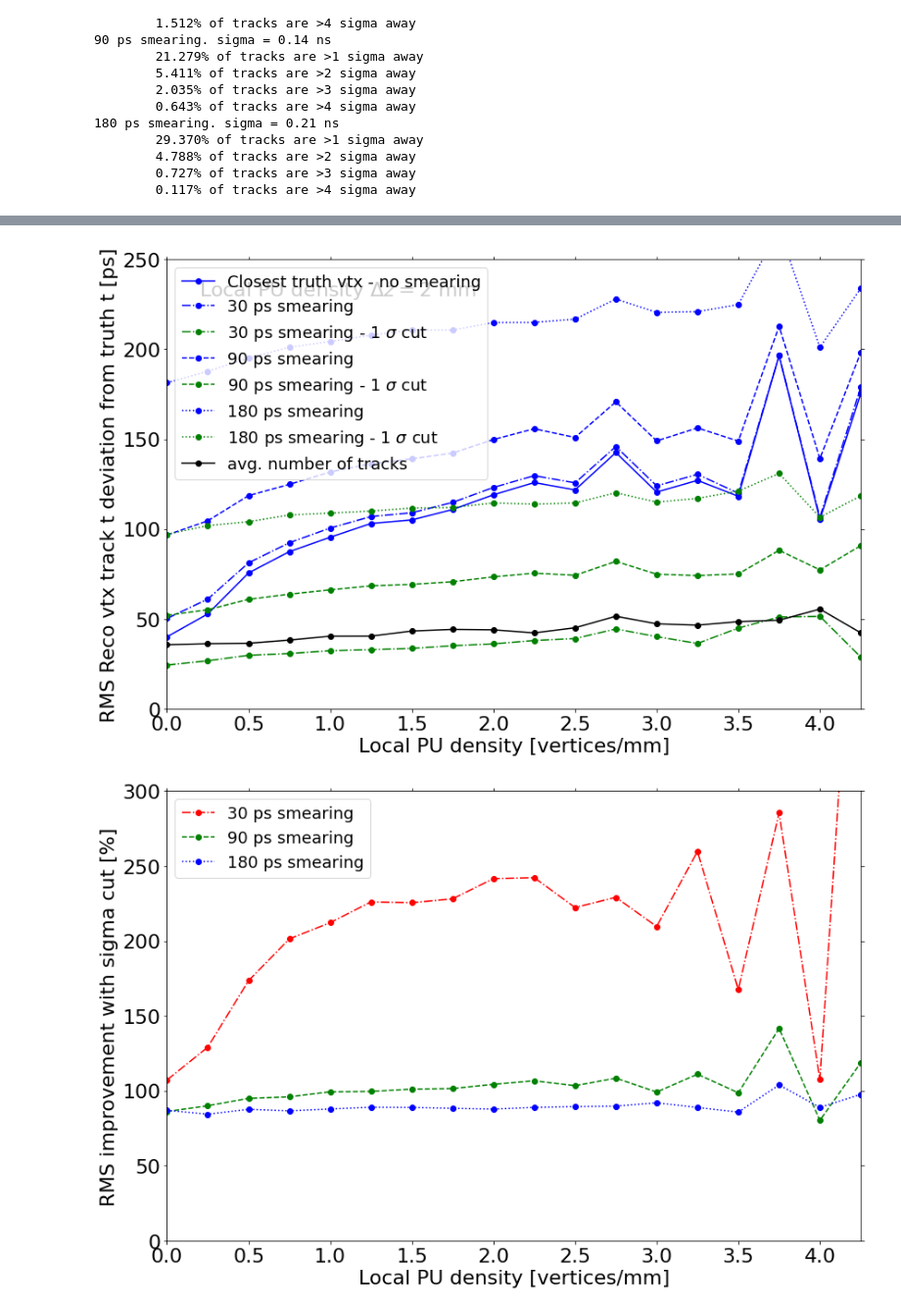
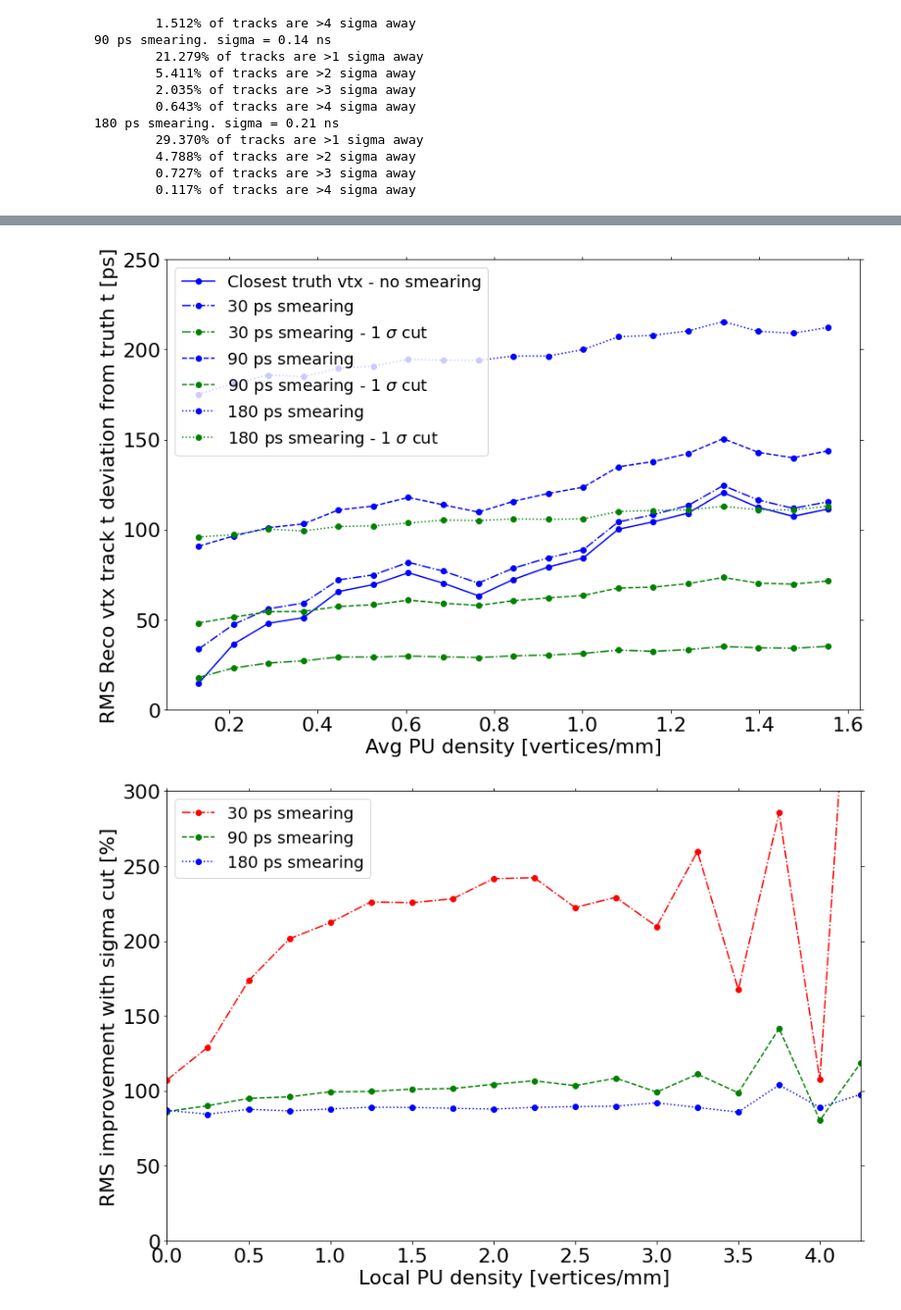
Before and after one commit to ttlindkvist/4DTracking, a Jupyter notebook: pileup.ipynb, the cells around one changed output, grey strips where cells are left out. Shown at 98% size. Saved outputs shown, nothing was run; the diff lists cells and outputs as text; code cells hidden in the pictures.

```diff
--- a/pileup.ipynb
+++ b/pileup.ipynb
@@ -19,3 +19,8 @@ def computeLocalPUDensity(all_events_vertex_zs, delta_z):
     for vertex_zs in all_events_vertex_zs:
         localPUdensity.append((np.sum(np.abs(vertex_zs[0]-vertex_zs[1:]) < delta_z))/(2*delta_z))
     return localPUdensity
+def computeAvgPUDensity(all_events_vertex_zs, mu=200, sigma_z=50):
+    avgPUdensity = []
+    for vertex_zs in all_events_vertex_zs:
+        avgPUdensity.append(mu/(sigma_z*np.sqrt(2*np.pi)) * np.exp(-0.5*vertex_zs[0]**2/sigma_z**2))
+    return avgPUdensity
@@ -61,14 +75,21 @@ for file in files:
 delta_z = 2
 truth_localPU = computeLocalPUDensity(truth_vertex_z, delta_z)
 reco_localPU = computeLocalPUDensity(reco_vertex_z,   delta_z)
+
+truth_avgPU = computeAvgPUDensity(truth_vertex_z)
+reco_avgPU = computeAvgPUDensity(reco_vertex_z)
+
 binwidth = 1/(2*delta_z)
 
-_, truth_bin_edges, _ = plt.hist(truth_localPU, bins=np.arange(np.min(truth_localPU), np.max(truth_localPU) + binwidth, binwidth), density=False, alpha=0.7, label='Truth')
-_, reco_bin_edges, _ = plt.hist(reco_localPU,  bins=np.arange(np.min(reco_localPU), np.max(reco_localPU) + binwidth, binwidth), density=False, alpha=0.7, label='Reco')
+_, truth_bin_edges, _ = plt.hist(truth_localPU, bins=np.arange(np.min(truth_localPU), np.max(truth_localPU) + binwidth, binwidth), density=False, alpha=0.7, label='Truth local')
+# _, reco_bin_edges, _  = plt.hist(reco_localPU,  bins=np.arange(np.min(reco_localPU), np.max(reco_localPU) + binwidth, binwidth), density=False, alpha=0.7, label='Reco local')
 
-plt.text(3, 1900, '$\\Delta z = {}$ mm'.format(delta_z), fontsize=22)
+_, truth_avg_bin_edges, _ = plt.hist(truth_avgPU, bins=20, density=False, alpha=0.7, label='Truth avg')
+# _, reco_avg_bin_edges, _  = plt.hist(reco_avgPU,  bins=np.arange(np.min(reco_localPU), np.max(reco_localPU) + binwidth, binwidth), density=False, alpha=0.7, label='Reco avg')
 
-plt.xlabel('Local PU density [vertices/mm]')
+plt.text(0.1, 1900, 'Local PU $\\Delta z = {}$ mm'.format(delta_z), fontsize=22)
+
+plt.xlabel('PU density [vertices/mm]')
 plt.ylabel('Arb. units')
 plt.yscale('log')
 plt.xticks(np.arange(0, 10, 0.5))
@@ -248,25 +592,23 @@ for tdiff, smear in zip((closest_truth_t30_diff_flat, closest_truth_t90_diff_fla
 # %%
-plt.plot(truth_bin_edges, 1e3*np.array(closest_truth_t_diff_rms), 'bo-', label='Closest truth vtx - no smearing')
-plt.plot(truth_bin_edges, 1e3*np.array(closest_truth_t30_diff_rms), 'bo-.', label='30 ps smearing')
-plt.plot(truth_bin_edges, 1e3*np.array(closest_truth_t30_diff_rms_sigma_cut), 'go-.', label='30 ps smearing - {} $\\sigma$ cut'.format(sigma_cut))
-plt.plot(truth_bin_edges, 1e3*np.array(closest_truth_t90_diff_rms), 'bo--', label='90 ps smearing')
-plt.plot(truth_bin_edges, 1e3*np.array(closest_truth_t90_diff_rms_sigma_cut), 'go--', label='90 ps smearing - {} $\\sigma$ cut'.format(sigma_cut))
-plt.plot(truth_bin_edges, 1e3*np.array(closest_truth_t180_diff_rms), 'bo:', label='180 ps smearing')
-plt.plot(truth_bin_edges, 1e3*np.array(closest_truth_t180_diff_rms_sigma_cut), 'go:', label='180 ps smearing - {} $\\sigma$ cut'.format(sigma_cut))
-
-plt.plot(truth_bin_edges, avg_n_tracks, 'ko-', label='avg. number of tracks')
+plt.plot(truth_avg_bin_edges[1:]-np.diff(truth_avg_bin_edges)/2, 1e3*np.array(closest_truth_avgPU_t_diff_rms), 'bo-', label='Closest truth vtx - no smearing')
+plt.plot(truth_avg_bin_edges[1:]-np.diff(truth_avg_bin_edges)/2, 1e3*np.array(closest_truth_avgPU_t30_diff_rms), 'bo-.', label='30 ps smearing')
+plt.plot(truth_avg_bin_edges[1:]-np.diff(truth_avg_bin_edges)/2, 1e3*np.array(closest_truth_avgPU_t30_diff_rms_sigma_cut), 'go-.', label='30 ps smearing - {} $\\sigma$ cut'.format(sigma_cut))
+plt.plot(truth_avg_bin_edges[1:]-np.diff(truth_avg_bin_edges)/2, 1e3*np.array(closest_truth_avgPU_t90_diff_rms), 'bo--', label='90 ps smearing')
+plt.plot(truth_avg_bin_edges[1:]-np.diff(truth_avg_bin_edges)/2, 1e3*np.array(closest_truth_avgPU_t90_diff_rms_sigma_cut), 'go--', label='90 ps smearing - {} $\\sigma$ cut'.format(sigma_cut))
+plt.plot(truth_avg_bin_edges[1:]-np.diff(truth_avg_bin_edges)/2, 1e3*np.array(closest_truth_avgPU_t180_diff_rms), 'bo:', label='180 ps smearing')
+plt.plot(truth_avg_bin_edges[1:]-np.diff(truth_avg_bin_edges)/2, 1e3*np.array(closest_truth_avgPU_t180_diff_rms_sigma_cut), 'go:', label='180 ps smearing - {} $\\sigma$ cut'.format(sigma_cut))
 
 # plt.plot(truth_bin_edges, 1e3*np.array(HS_t_diff_rms), 'go-', label='HS truth vtx')
-plt.text(0.2, 230, 'Local PU density $\\Delta z = {}$ mm'.format(delta_z), fontsize=22)
+# plt.text(0.2, 230, 'Local PU density $\\Delta z = {}$ mm'.format(delta_z), fontsize=22)
 
 plt.ylim(0, 250)
-plt.xlim(0, 4.25)
+# plt.xlim(0, 4.25)
 plt.ylabel('RMS Reco vtx track t deviation from truth t [ps]')
-plt.xlabel('Local PU density [vertices/mm]')
+plt.xlabel('Avg PU density [vertices/mm]')
 plt.legend(frameon=True)
 plt.tight_layout()
 # %% [output]
-[figure, old version]
+[figure, new version]
 # %%
 plt.plot(truth_bin_edges, 1e2*np.array(closest_truth_t30_diff_rms)/np.array(closest_truth_t30_diff_rms_sigma_cut) - 100, 'ro-.', label='30 ps smearing')
 plt.plot(truth_bin_edges, 1e2*np.array(closest_truth_t90_diff_rms)/np.array(closest_truth_t90_diff_rms_sigma_cut) - 100, 'go--', label='90 ps smearing')
```
Also changed, not shown: parts of 13 cells of this notebook, 1 other file.
